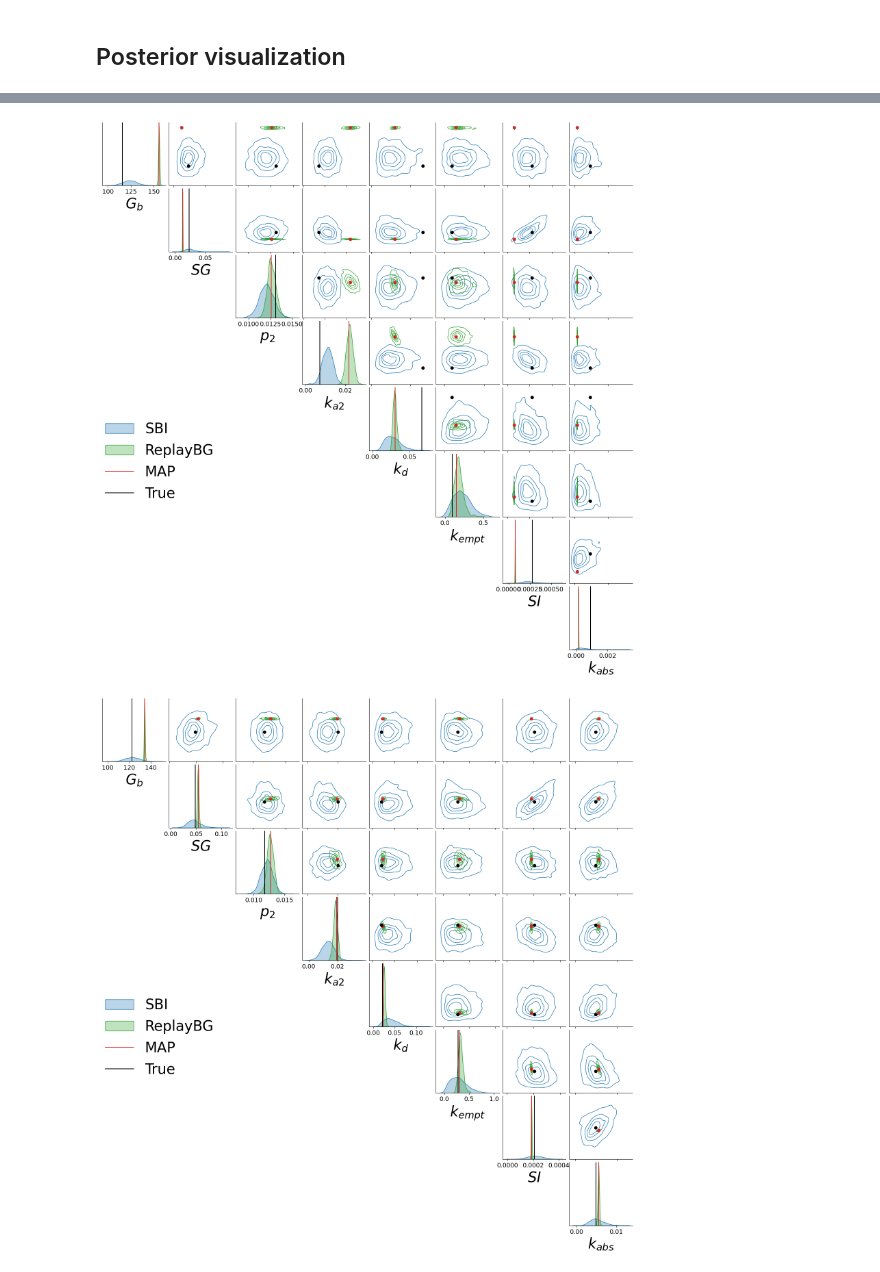
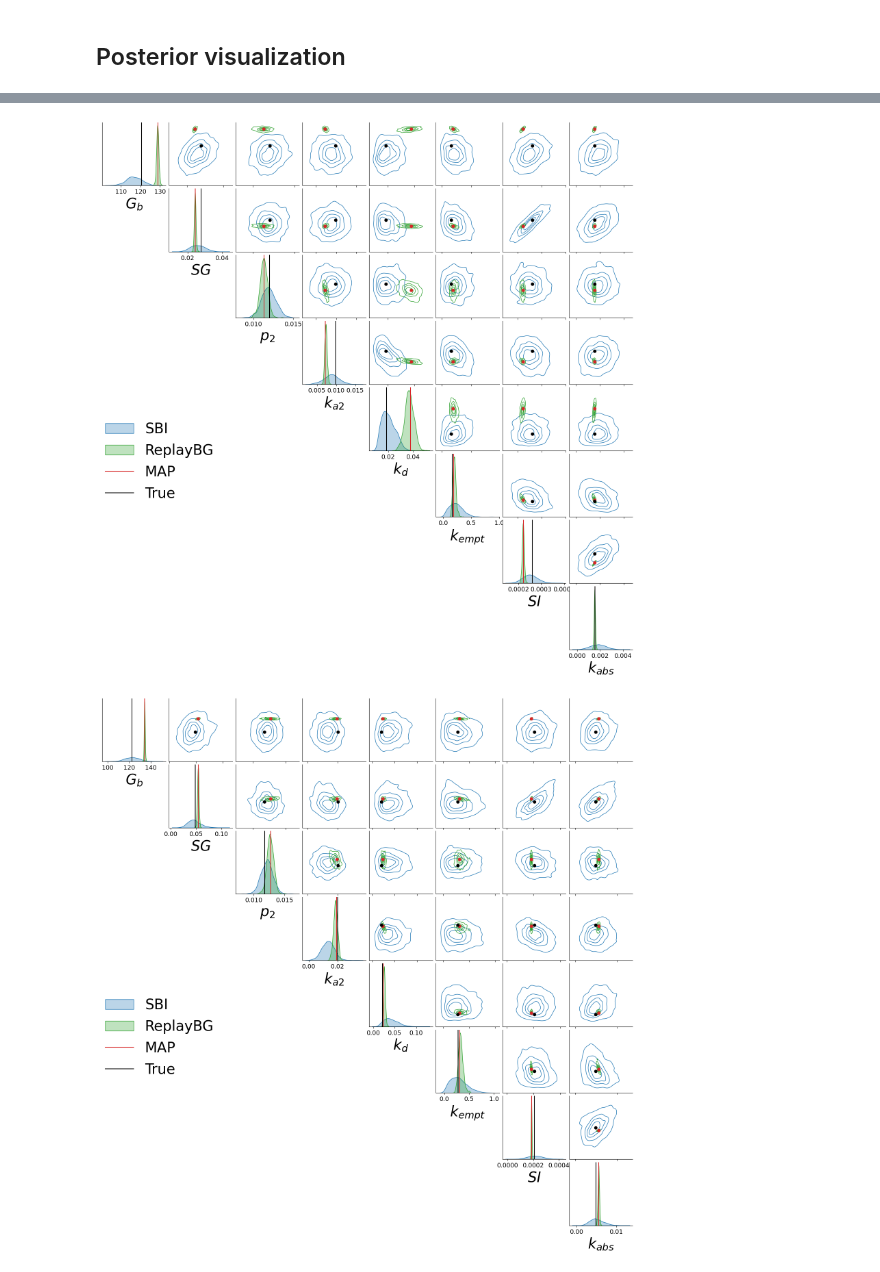
Before and after one commit to hoangdzung/SBI_T1D, a Jupyter notebook: evaluation.ipynb, the cells around one changed output, grey strips where cells are left out. Cells and saved outputs as stored; diff of their text form; code cells hidden in the pictures.

```diff
--- a/evaluation.ipynb
+++ b/evaluation.ipynb
@@ -46,11 +46,13 @@ print(f"Using device: {device}")
 
 # Load model and prior
 model, rbg_data = get_model_and_rbg_data('./data/data_day_1.csv', './data/patient_info.csv', fixed_beta=True)
-custom_prior = get_prior(model, rbg_data, device, fixed_beta=True)
+custom_prior = get_prior(VG=model.model_parameters.VG,
+                         device=device,
+                         fixed_beta=True)
 prior, _, _ = process_prior(custom_prior)
 
 inference = NPE(prior=prior, device=device)
-density_estimator = torch.load('./trained_models/pretrained_density_estimator.pt', map_location=device, weights_only=False)
+density_estimator = torch.load('./trained_models/pretrained_density_estimator2.pt', map_location=device, weights_only=False)
 posterior = inference.build_posterior(density_estimator)
 # %% [output]
 Using device: cuda
@@ -59,12 +65,16 @@ Using device: cuda
 # %%
 param_list = ['Gb', 'SG', 'p2', 'ka2', 'kd', 'kempt', 'SI', 'kabs']
-test_theta, test_x = torch.load('./data/simulated/precomputed_test_data.pt')
+test_data = torch.load('./data/simulated2/test_data.pt', weights_only=False)
+
+test_theta = torch.tensor(test_data["thetas"], dtype=torch.float32).to(device)
+test_x_np = np.concatenate([test_data["cgms"], test_data["basals"] + test_data["boluses"]], axis=1)
+test_x = torch.tensor(test_x_np, dtype=torch.float32).to(device)
 
 our_metrics = defaultdict(list)
 replay_metrics = defaultdict(list)
 map_metrics = defaultdict(list)
 
-for idx in range(50):
+for idx in range(5):
     with open(f'./results/mcmc/mcmc_mcmc_data_day_1_{idx}.pkl', 'rb') as f:
         replay_bg_pred = pickle.load(f)
 
@@ -74,30 +84,38 @@ for idx in range(50):
     if os.path.isfile(f'./sbi_results/SBI_res_{idx}.pt'):
         samples, _ = torch.load(f'./sbi_results/SBI_res_{idx}.pt', weights_only=False)
     else:
+        data = create_patient_df(t=test_data['t'][idx],
+                         glucose=test_data['cgms'][idx],
+                         cho=test_data['meals'][idx],
+                         bolus=test_data['boluses'][idx],
+                         basal=test_data['basals'][idx])
+        model, rbg_data = get_model_and_rbg_data(data, patient_info_path='./data/patient_info.csv', fixed_beta=True)
         samples, samples_x = [], []
         while len(samples) < 1000:
             batch_samples = posterior.sample((1000,), x=test_x[idx].to(device)).to(device)
             print(batch_samples.shape)
-            log_probs = prior.log_prob(batch_samples)
+            log_probs = prior.log_prob(batch_samples[:, :8])
             # Mask out samples with -inf log prob
             mask = torch.isfinite(log_probs)
             batch_samples = batch_samples[mask]
 
             input_data = [
-                (batch_samples[i].cpu().numpy(), model, rbg_data)
+                (batch_samples[i][:8].cpu().numpy(), model, rbg_data, None, False, batch_samples[i][8:].cpu().numpy() )
                 for i in range(batch_samples.shape[0])
             ]
+            for sadasd in input_data:
+                simulate_one(sadasd)
             with Pool() as pool:
                 results = pool.map(simulate_one, input_data)
-            for i, result in enumerate(results):
-                if result[1] is not None:
-                    samples_x.append(result[1])
+            for i, (_, x, cgm, _, _, _) in enumerate(results):
+                if cgm is not None and cgm.max() <= 400 and cgm.min() >= 40 and (x >=0).all():
+                    samples_x.append(cgm)
                     samples.append(batch_samples[i])
         torch.save([samples, samples_x], f'./sbi_results/SBI_res_{idx}.pt')
 
     samples_np = torch.stack(samples)[:1000, :8].cpu().numpy()
 
-    true_theta = test_theta[idx][:8].numpy()
+    true_theta = test_theta[idx][:8].cpu().numpy()
 
     for i, param in enumerate(param_list):
         our_param_samples = samples_np[:, i]
@@ -426,7 +325,7 @@ with open(f'./results/map/map_map_data_day_1_{idx}.pkl', 'rb') as f:
 
 samples, _ = torch.load(f'./sbi_results/SBI_res_{idx}.pt', weights_only=False)
 samples_np = torch.stack(samples)[:1000, :8].cpu().numpy()
-true_theta = test_theta[idx][:8].numpy()
+true_theta = test_theta[idx][:8].cpu().numpy()
 
 replay_param_samples = np.vstack([
     replay_bg_pred['draws'][param]['samples_1000'] for param in param_list
@@ -447,34 +346,34 @@ for i in range(n_params):
         if j < i:
             ax.axis('off')
             continue
 
         if i == j:
             sns.kdeplot(samples_np[:, i], ax=ax, color='tab:blue', fill=True, alpha=0.3, label='SBI')
             sns.kdeplot(replay_param_samples[:, i], ax=ax, color='tab:green', fill=True, alpha=0.3, label='ReplayBG')
             ax.axvline(map_param_samples[i], color='tab:red', linestyle='-', label='MAP')
             ax.axvline(true_theta[i], color='black', linestyle='-', label='True')
             ax.set_xlabel(latex_labels[i], fontsize=30)
             if i == 0:
                 ax.legend(frameon=False, fontsize=30, loc='lower center', bbox_to_anchor=(0.9, -5.2))
         else:
             sns.kdeplot(x=samples_np[:, j], y=samples_np[:, i], ax=ax, color='tab:blue', levels=5, linewidths=1)
             sns.kdeplot(x=replay_param_samples[:, j], y=replay_param_samples[:, i], ax=ax, color='tab:green', levels=5, linewidths=1, linestyles='-')
             ax.plot(map_param_samples[j], map_param_samples[i], marker='o', color='tab:red')
             ax.plot(true_theta[j], true_theta[i], marker='o', color='black')
 
             if i < n_params - 1:
                 ax.set_xticklabels([])
 
         ax.set_yticks([])
         ax.set_ylabel('')
         ax.spines["top"].set_visible(False)
         ax.spines["right"].set_visible(False)
         ax.tick_params(axis='both', which='major', labelsize=13)
 
 plt.savefig("plots/posterior_1.pdf", bbox_inches='tight')
 plt.show()
 # %% [output]
-[figure, old version]
+[figure, new version]
 # %%
 idx = 49
 
```
Also changed, not shown: parts of 13 cells of this notebook, 5 other files.
